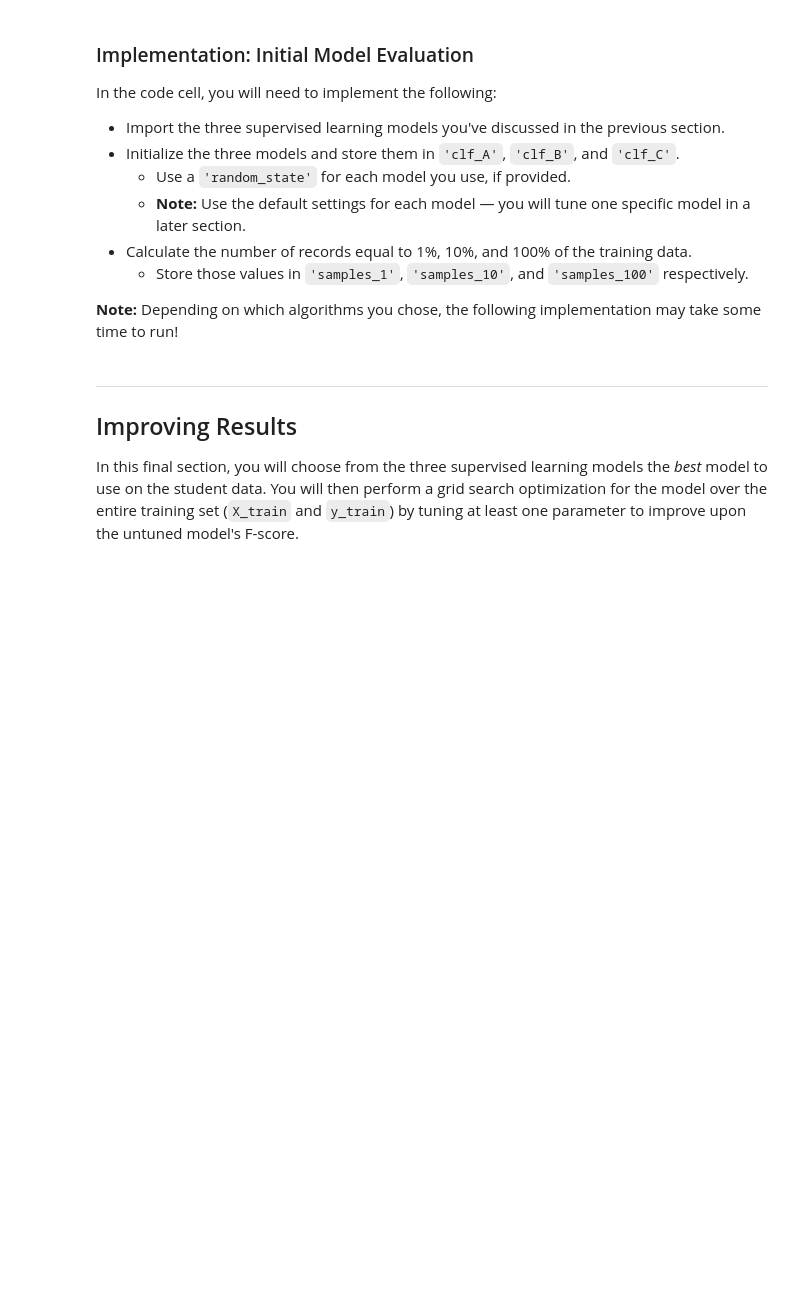
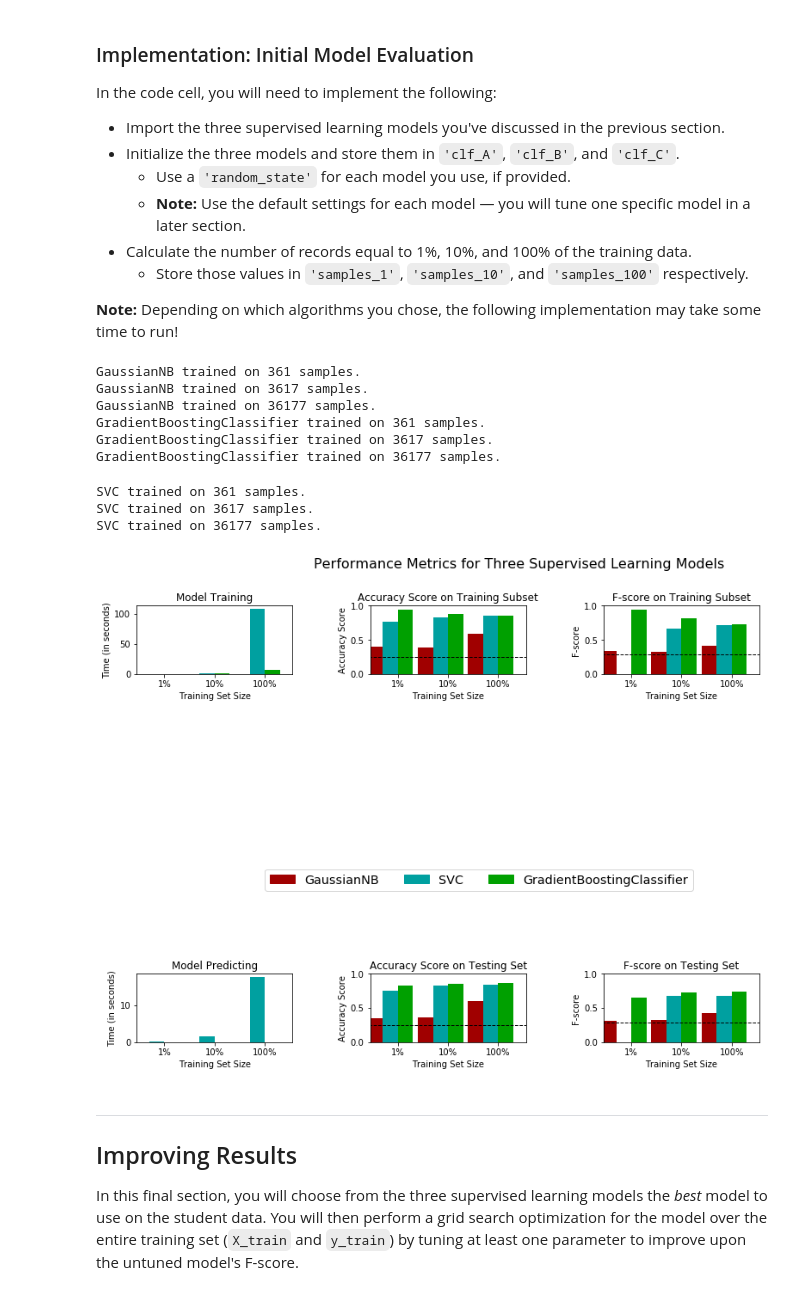
Before and after one commit to Aljasere/DSND_Term1, a Jupyter notebook: projects/p1_charityml/finding_donors.ipynb, the cells around one changed output. Cells and saved outputs as stored; diff of their text form; code cells hidden in the pictures; blank space fills up the shorter version.

```diff
--- a/projects/p1_charityml/finding_donors.ipynb
+++ b/projects/p1_charityml/finding_donors.ipynb
@@ -447,32 +474,47 @@ In the code cell, you will need to implement the following:
 
 **Note:** Depending on which algorithms you chose, the following implementation may take some time to run!
 # %%
-# TODO: Import the three supervised learning models from sklearn
+# Done: Import the three supervised learning models from sklearn
 
-# TODO: Initialize the three models
-clf_A = None
-clf_B = None
-clf_C = None
+from sklearn.naive_bayes import GaussianNB
+from sklearn.ensemble import GradientBoostingClassifier
+from sklearn.svm import SVC
 
-# TODO: Calculate the number of samples for 1%, 10%, and 100% of the training data
+# Done: Initialize the three models
+clf_A = GaussianNB()
+clf_B = GradientBoostingClassifier(random_state=0)
+clf_C = SVC(random_state=0)
+
+# Done: Calculate the number of samples for 1%, 10%, and 100% of the training data
 # HINT: samples_100 is the entire training set i.e. len(y_train)
 # HINT: samples_10 is 10% of samples_100 (ensure to set the count of the values to be `int` and not `float`)
 # HINT: samples_1 is 1% of samples_100 (ensure to set the count of the values to be `int` and not `float`)
-samples_100 = None
-samples_10 = None
-samples_1 = None
+samples_100 = int(len(y_train))
+samples_10 = int(len(y_train) * 0.1)
+samples_1 = int(len(y_train) * 0.01)
 
 # Collect results on the learners
 results = {}
 for clf in [clf_A, clf_B, clf_C]:
     clf_name = clf.__class__.__name__
     results[clf_name] = {}
     for i, samples in enumerate([samples_1, samples_10, samples_100]):
         results[clf_name][i] = \
         train_predict(clf, samples, X_train, y_train, X_test, y_test)
 
 # Run metrics visualization for the three supervised learning models chosen
 vs.evaluate(results, accuracy, fscore)
+# %% [output]
+GaussianNB trained on 361 samples.
+GaussianNB trained on 3617 samples.
+GaussianNB trained on 36177 samples.
+GradientBoostingClassifier trained on 361 samples.
+GradientBoostingClassifier trained on 3617 samples.
+GradientBoostingClassifier trained on 36177 samples.
+SVC trained on 361 samples.
+SVC trained on 3617 samples.
+SVC trained on 36177 samples.
+[figure, added]
 # %% [markdown]
 ----
 ## Improving Results
```
Also changed, not shown: parts of 17 cells of this notebook.
